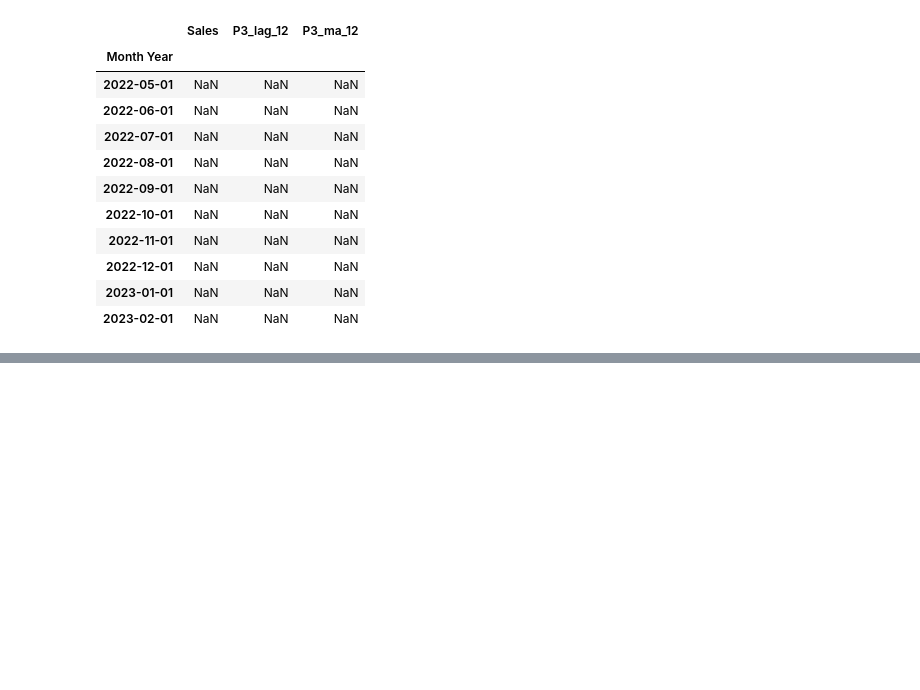
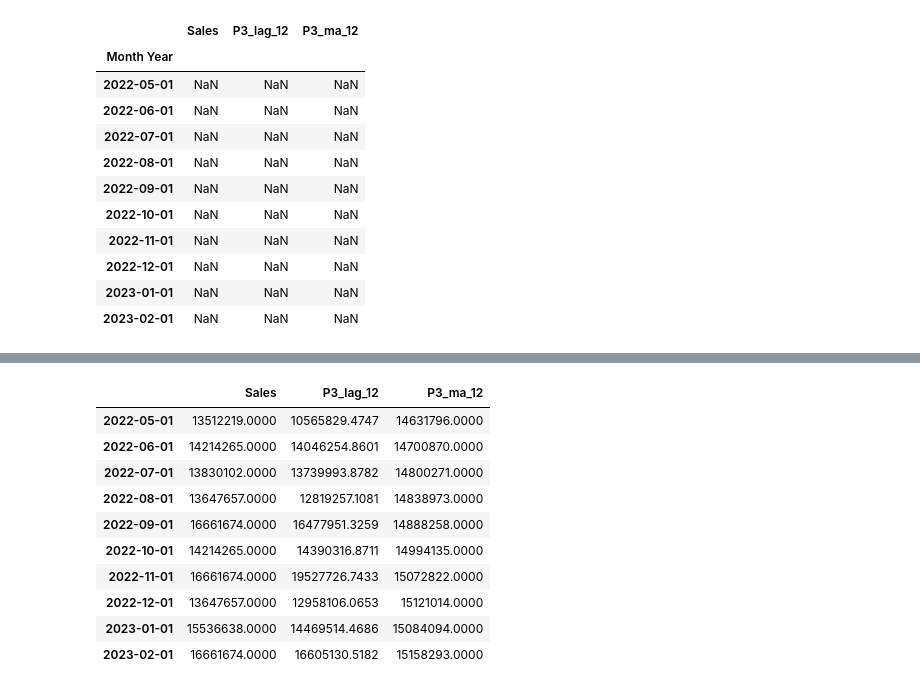
Before and after one commit to BeatrizAzevedoMonteiro/BCwDS_Case-2_SIEMENS_MonthlySalesForecast, a Jupyter notebook: modeling.ipynb, the cells around one changed output, grey strips where cells are left out. Saved outputs shown, nothing was run; the diff lists cells and outputs as text; code cells hidden in the pictures; blank space fills up the shorter version.

```diff
--- a/modeling.ipynb
+++ b/modeling.ipynb
@@ -3122,0 +3091,2 @@ test_3 = df_extended.loc[test_index, ['P3_lag_12', 'P3_ma_12']]
+# %%
+forecast_results = forecast_ma_columns(df_3, forecast_horizon=10)
@@ -3123,2 +3099,6 @@ test_3 = df_extended.loc[test_index, ['P3_lag_12', 'P3_ma_12']]
+# %%
+for col in forecast_results.columns:
+    if col in test_3.columns:
+        test_3.loc[test_3.index.isin(forecast_results.index), col] = forecast_results[col]
 # %%
 test_3
@@ -3124,0 +3117,10 @@ test_3
+# %%
+forecast_results = forecast_xgboost(
+    df=df_3,  # Full dataset with target (Sales)
+    test_dataset=test_3,  # Future exogenous variables only
+    product_id='P3',
+    feature_set=['P3_lag_12', 'P3_ma_12'],  # Features available in test
+    best_params={'colsample_bytree': 1.0, 'learning_rate': 0.1, 'max_depth': 2, 'min_child_weight': 3, 'n_estimators': 50, 'subsample': 0.9},
+    target_col='Sales',
+    horizon=10,
+    winsorize=True)
@@ -3124,0 +3140,16 @@ test_3
+# %%
+test_3.loc[test_3.index[:len(forecast_results)], "Sales"] = forecast_results
+# %%
+test_3
+# %% [output]
+|  | Sales | P3_lag_12 | P3_ma_12 |
+| 2022-05-01 | 13512219.0000 | 10565829.4747 | 14631796.0000 |
+| 2022-06-01 | 14214265.0000 | 14046254.8601 | 14700870.0000 |
+| 2022-07-01 | 13830102.0000 | 13739993.8782 | 14800271.0000 |
+| 2022-08-01 | 13647657.0000 | 12819257.1081 | 14838973.0000 |
+| 2022-09-01 | 16661674.0000 | 16477951.3259 | 14888258.0000 |
+| 2022-10-01 | 14214265.0000 | 14390316.8711 | 14994135.0000 |
+| 2022-11-01 | 16661674.0000 | 19527726.7433 | 15072822.0000 |
+| 2022-12-01 | 13647657.0000 | 12958106.0653 | 15121014.0000 |
+| 2023-01-01 | 15536638.0000 | 14469514.4686 | 15084094.0000 |
+| 2023-02-01 | 16661674.0000 | 16605130.5182 | 15158293.0000 |
```
Also changed, not shown: parts of 22 cells of this notebook.
